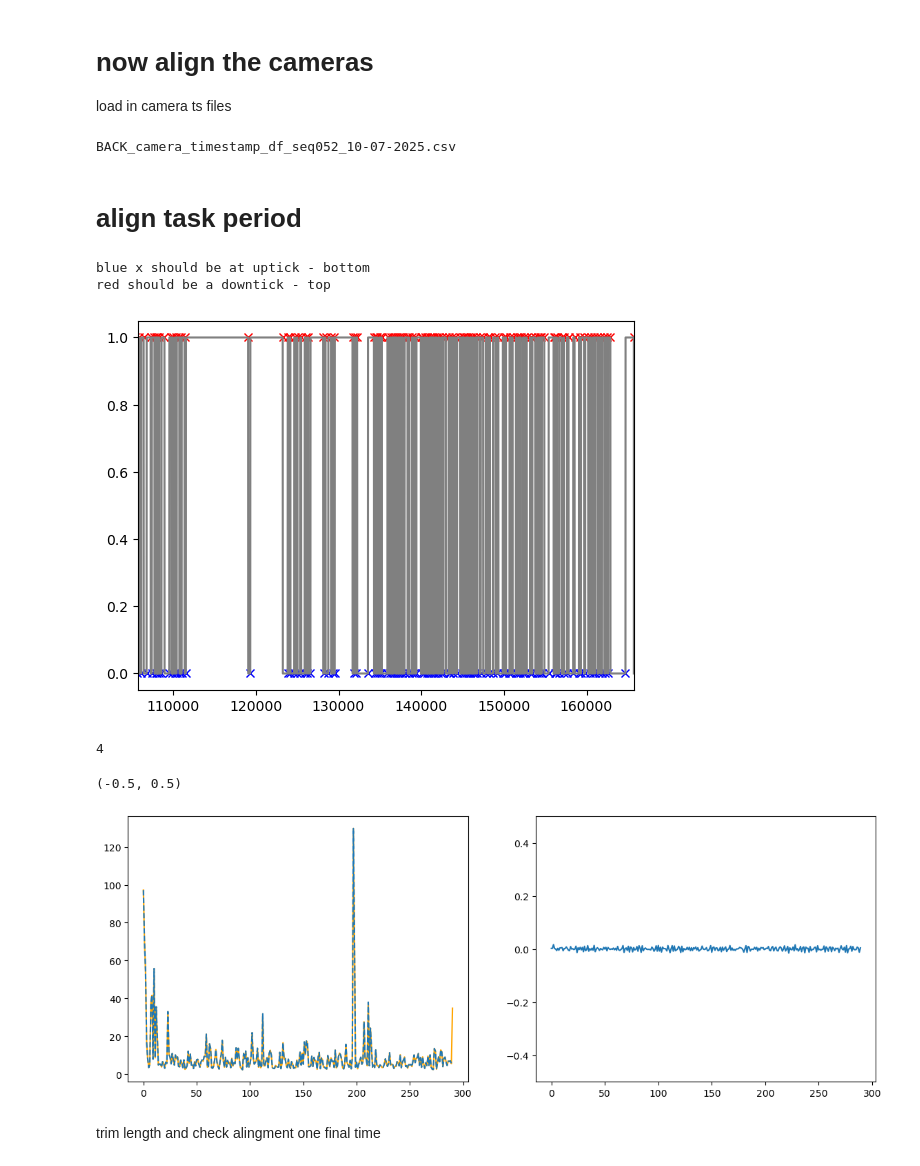
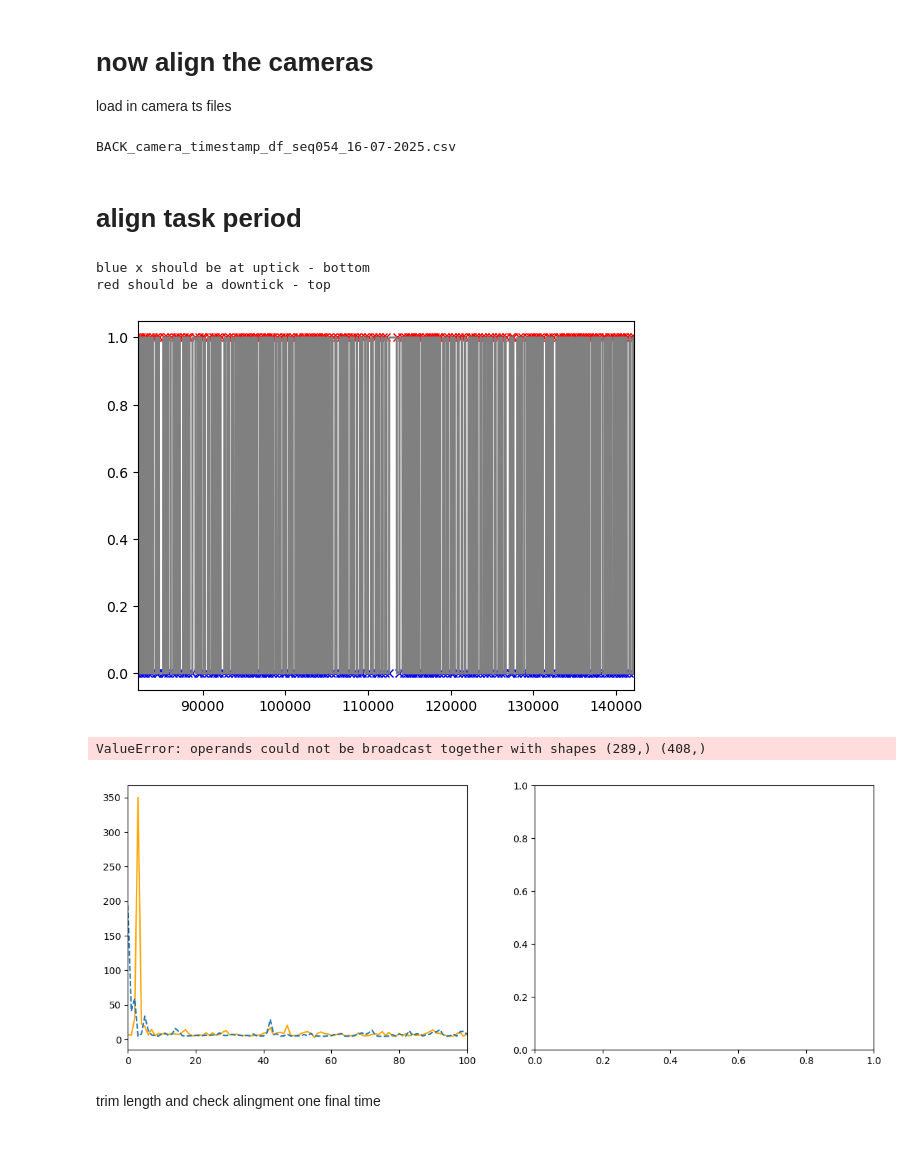
Before and after one commit to SainsburyWellcomeCentre/sequences_neuropixel_preprocess, a Jupyter notebook: 6_align_data.ipynb, the cells around one changed output. Cells and saved outputs as stored; diff of their text form; code cells hidden in the pictures.

```diff
--- a/6_align_data.ipynb
+++ b/6_align_data.ipynb
@@ -537,3 +537,8 @@ postsleep_barcode_index = consecutive_chunks[-1][0]
+# %%
+
+behaviour_barcode_index = consecutive_chunks[0][-1]
+presleep_barcode_index = consecutive_chunks[0][0]
+postsleep_barcode_index = 700
 # %% [markdown]
 # load behaviour and check alignment
 # %%
@@ -584,6 +596,11 @@ behav_NIDAQ_events = Bpod_NIDAQ_TTLS[behaviour_barcode_index+manual_offset:posts
 all_NIDAQ_TS = behav_NIDAQ_events['global_timestamp'].values
 
 all_states = np.array(behav_NIDAQ_events['state'])
+
+if mir == 'seq052_1_6':
+    all_NIDAQ_TS = np.array(list(all_NIDAQ_TS[0:286]) + list(all_NIDAQ_TS[288:370]) + list(all_NIDAQ_TS[372::]))
+    all_states = np.array(list(all_states[0:286]) + list(all_states[288:370]) + list(all_states[372::]))
+
 up_ticks_inds = np.where(all_states == 1)
 down_ticks_inds = np.where(all_states == 0)
 
@@ -620,7 +637,7 @@ aligned_first_poke_ephys_TS = all_NIDAQ_TS[down_ticks_inds][1:len(first_poke_TS)
 ax.plot(np.diff(aligned_first_poke_ephys_TS))
 ax.plot(np.diff(first_poke_TS),'--')
 # plt.xlim([380, 415])
-# plt.xlim([0, 40])
+ax.set_xlim([0, 40])
 
 ax1.plot(np.diff(aligned_first_poke_ephys_TS)-np.diff(first_poke_TS))
 ax1.set_ylim([-0.1, 0.1])
@@ -750,7 +767,7 @@ load in camera ts files
 # %%
 from pathlib import Path
 
-cam_path = '\\'.join(list(Path(organised_ephys_path).parts[0:-1])) + r'\video\videos\\'
+# cam_path = '\\'.join(list(Path(organised_ephys_path).parts[0:-1])) + r'\video\videos\\'
 
 # find csv file
 csv_files = [f for f in os.listdir(cam_path) if f.endswith('.csv')]
@@ -761,4 +778,4 @@ for csv_file in csv_files:
         cam_ts = pd.read_csv(cam_path + csv_file)
         break
 # %% [output]
-BACK_camera_timestamp_df_seq052_10-07-2025.csv
+BACK_camera_timestamp_df_seq054_16-07-2025.csv
@@ -765,7 +784,7 @@ BACK_camera_timestamp_df_seq052_10-07-2025.csv
 # %% [markdown]
 # align task period
 # %%
-behav_cam_ts = cam_ts[cam_ts.epoch == 'task']
+behav_cam_ts = cam_ts[cam_ts.epoch == 'task'].reset_index()
 
 # find camera triggers:
 
@@ -790,40 +809,42 @@ Trial_start_camera_ts= behav_cam_ts['Time Stamps'].values[np.array(where_ttl_cha
 # %% [output]
 blue x should be at uptick - bottom
 red should be a downtick - top
-[figure, old version]
+[figure, new version]
 # %%
 
 
-for manual_offset in range(0,100):
-    Trial_start_camera_ts_reset = Trial_start_camera_ts[manual_offset::]
+# for manual_offset in range(0,100):
+#     Trial_start_camera_ts_reset = Trial_start_camera_ts[manual_offset::]
 
-    ## added a fix for this mir, for some reason one of the camera triggers was missing
-    if mir == 'seq052_1_3':
-        Trial_start_camera_ts_reset = np.array(list(Trial_start_camera_ts_reset[0:201]) + [7671.74175] + list(Trial_start_camera_ts_reset[201::]))
+#     ## added a fix for this mir, for some reason one of the camera triggers was missing
+#     if mir == 'seq052_1_3':
+#         Trial_start_camera_ts_reset = np.array(list(Trial_start_camera_ts_reset[0:201]) + [7671.74175] + list(Trial_start_camera_ts_reset[201::]))
 
-    a = Trial_start_camera_ts_reset[0:len(poke_data.Trial_Start.unique())]
-    b = poke_data.Trial_Start.unique()
-    if max(np.diff(a) - np.diff(b))< 0.1:
-        print(manual_offset)
-        break
+#     a = Trial_start_camera_ts_reset[0:len(poke_data.Trial_Start.unique())]
+#     b = poke_data.Trial_Start.unique()
+#     if max(np.diff(a) - np.diff(b))< 0.1:
+#         print(manual_offset)
+#         break
 
-# manual_offset = 4
+manual_offset = 1
+
+
+Trial_start_camera_ts_reset = Trial_start_camera_ts[manual_offset::]
 
 fig, [ax,ax1] = plt.subplots(1, 2, figsize=(14, 5))
 ax.plot(np.diff(Trial_start_camera_ts_reset), color = 'orange')
 ax.plot(np.diff(poke_data.Trial_Start.unique()),'--')
 # plt.xlim([260, 290])
-# plt.xlim([0, 50])
+ax.set_xlim([0, 100])
 
 a = Trial_start_camera_ts_reset[0:len(poke_data.Trial_Start.unique())]
 b = poke_data.Trial_Start.unique()
 
 ax1.plot(np.diff(a) - np.diff(b))
 ax1.set_ylim([-0.5, 0.5])
 # %% [output]
-4
+ValueError: operands could not be broadcast together with shapes (289,) (408,)
-(-0.5, 0.5)
-[figure, old version]
+[figure, new version]
 # %% [markdown]
 trim length and check alingment one final time
 # %%
```
Also changed, not shown: parts of 27 cells of this notebook, 1 other file.
